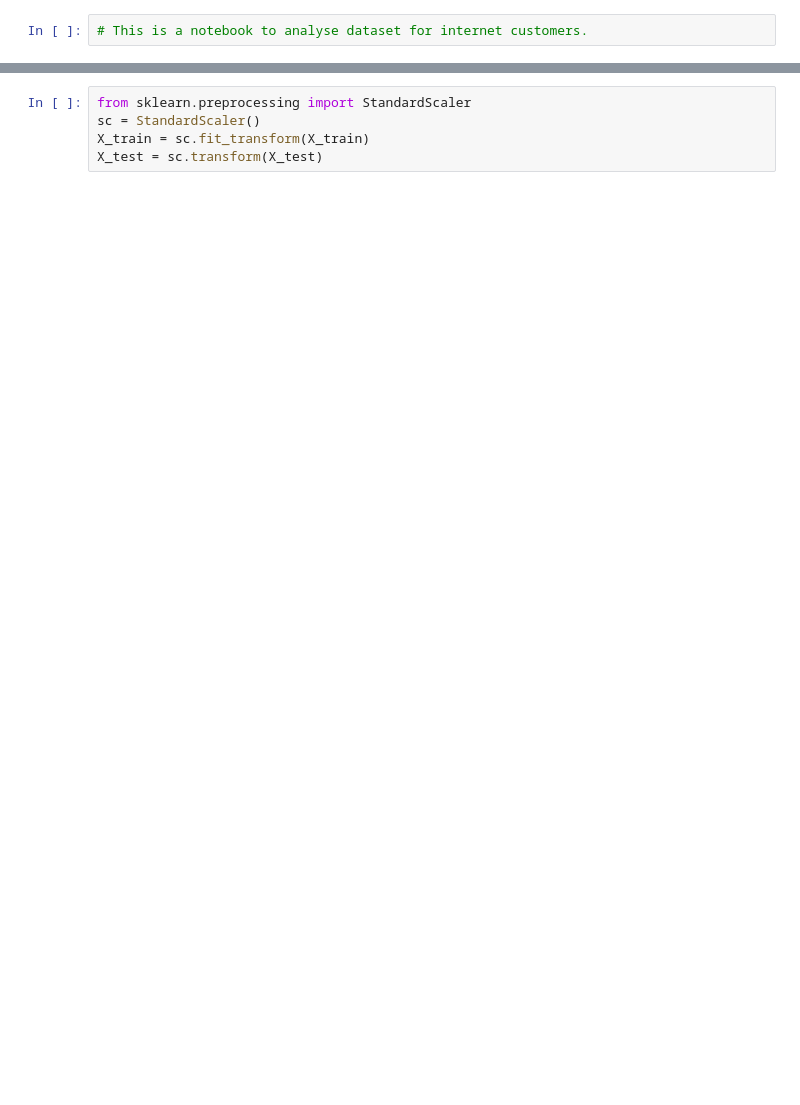
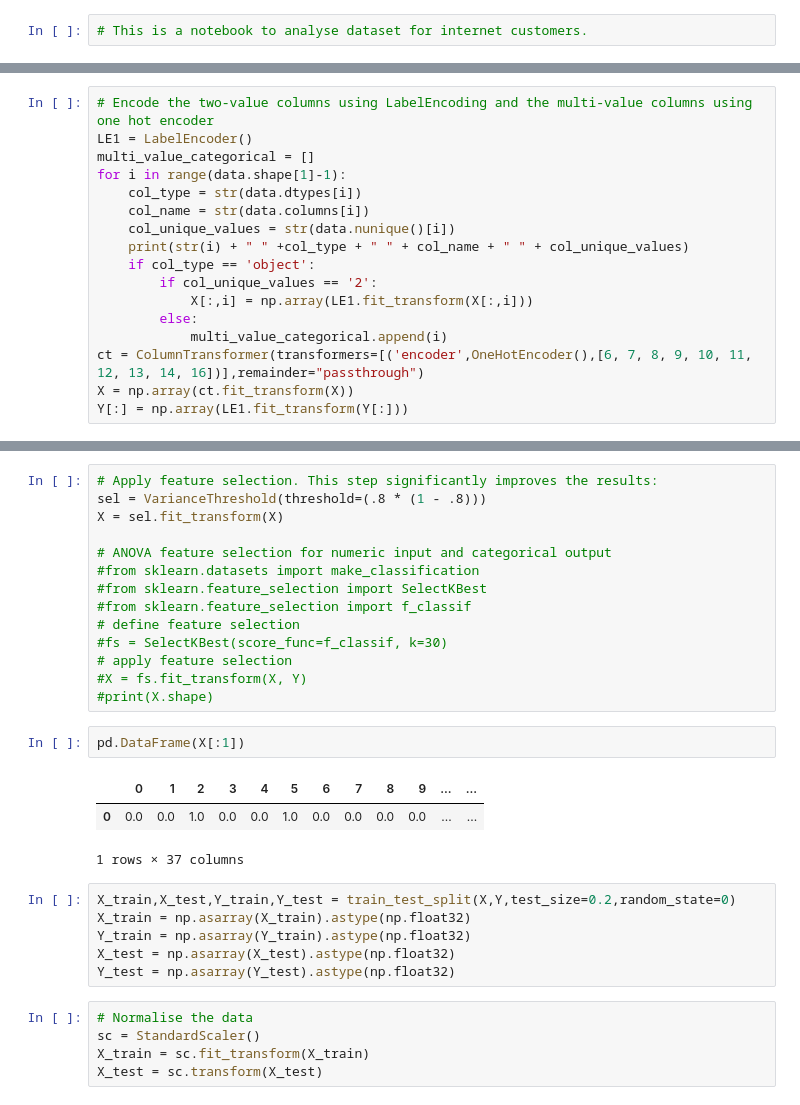
Before and after one commit to FarhadZafari/customer-churn-analysis, a Jupyter notebook: customer-churn-analysis.ipynb, the cells around one changed output, grey strips where cells are left out. Drawn from its saved outputs; the diff is of its cells as text; blank space fills up the shorter version.

```diff
--- a/customer-churn-analysis.ipynb
+++ b/customer-churn-analysis.ipynb
@@ -49,0 +97,17 @@ X_train,X_test,Y_train,Y_test = train_test_split(X,Y,test_size=0.2,random_state=
+# %%
+# Encode the two-value columns using LabelEncoding and the multi-value columns using one hot encoder
+LE1 = LabelEncoder()
+multi_value_categorical = []
+for i in range(data.shape[1]-1):
+    col_type = str(data.dtypes[i])
+    col_name = str(data.columns[i])
+    col_unique_values = str(data.nunique()[i])
+    print(str(i) + " " +col_type + " " + col_name + " " + col_unique_values)
+    if col_type == 'object':
+        if col_unique_values == '2':
+            X[:,i] = np.array(LE1.fit_transform(X[:,i]))
+        else:
+            multi_value_categorical.append(i)
+ct = ColumnTransformer(transformers=[('encoder',OneHotEncoder(),[6, 7, 8, 9, 10, 11, 12, 13, 14, 16])],remainder="passthrough")
+X = np.array(ct.fit_transform(X))
+Y[:] = np.array(LE1.fit_transform(Y[:]))
@@ -50,5 +140,31 @@ X_train,X_test,Y_train,Y_test = train_test_split(X,Y,test_size=0.2,random_state=
+# %%
+# Apply feature selection. This step significantly improves the results:
+sel = VarianceThreshold(threshold=(.8 * (1 - .8)))
+X = sel.fit_transform(X)
+
+# ANOVA feature selection for numeric input and categorical output
+#from sklearn.datasets import make_classification
+#from sklearn.feature_selection import SelectKBest
+#from sklearn.feature_selection import f_classif
+# define feature selection
+#fs = SelectKBest(score_func=f_classif, k=30)
+# apply feature selection
+#X = fs.fit_transform(X, Y)
+#print(X.shape)
+# %%
+pd.DataFrame(X[:1])
+# %% [output]
+|  | 0 | 1 | 2 | 3 | 4 | 5 | 6 | 7 | 8 | 9 | ... | ... |
+| 0 | 0.0 | 0.0 | 1.0 | 0.0 | 0.0 | 1.0 | 0.0 | 0.0 | 0.0 | 0.0 | ... | ... |
+1 rows × 37 columns
+# %%
+X_train,X_test,Y_train,Y_test = train_test_split(X,Y,test_size=0.2,random_state=0)
+X_train = np.asarray(X_train).astype(np.float32)
+Y_train = np.asarray(Y_train).astype(np.float32)
+X_test = np.asarray(X_test).astype(np.float32)
+Y_test = np.asarray(Y_test).astype(np.float32)
 # %%
-from sklearn.preprocessing import StandardScaler
+# Normalise the data
 sc = StandardScaler()
 X_train = sc.fit_transform(X_train)
 X_test = sc.transform(X_test)
```
Also changed, not shown: parts of 41 cells of this notebook.
